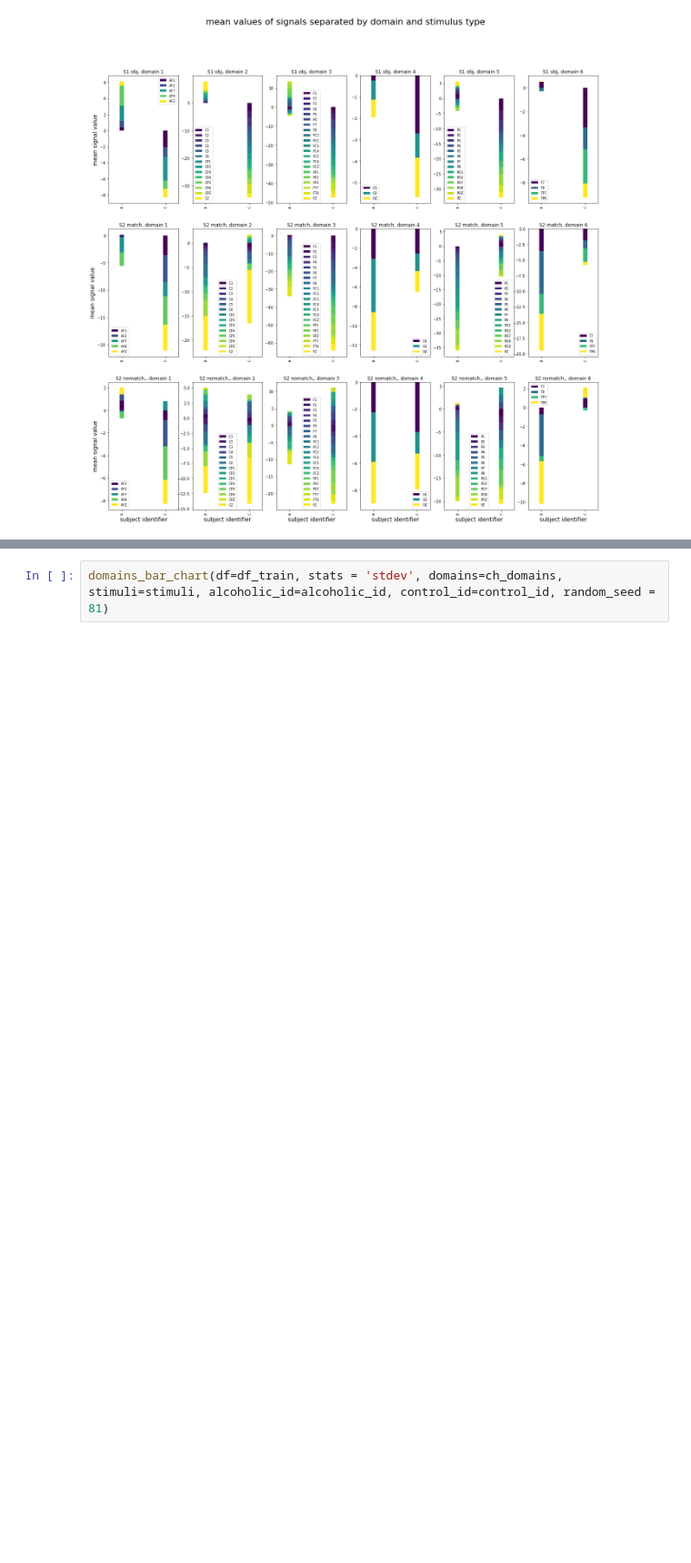
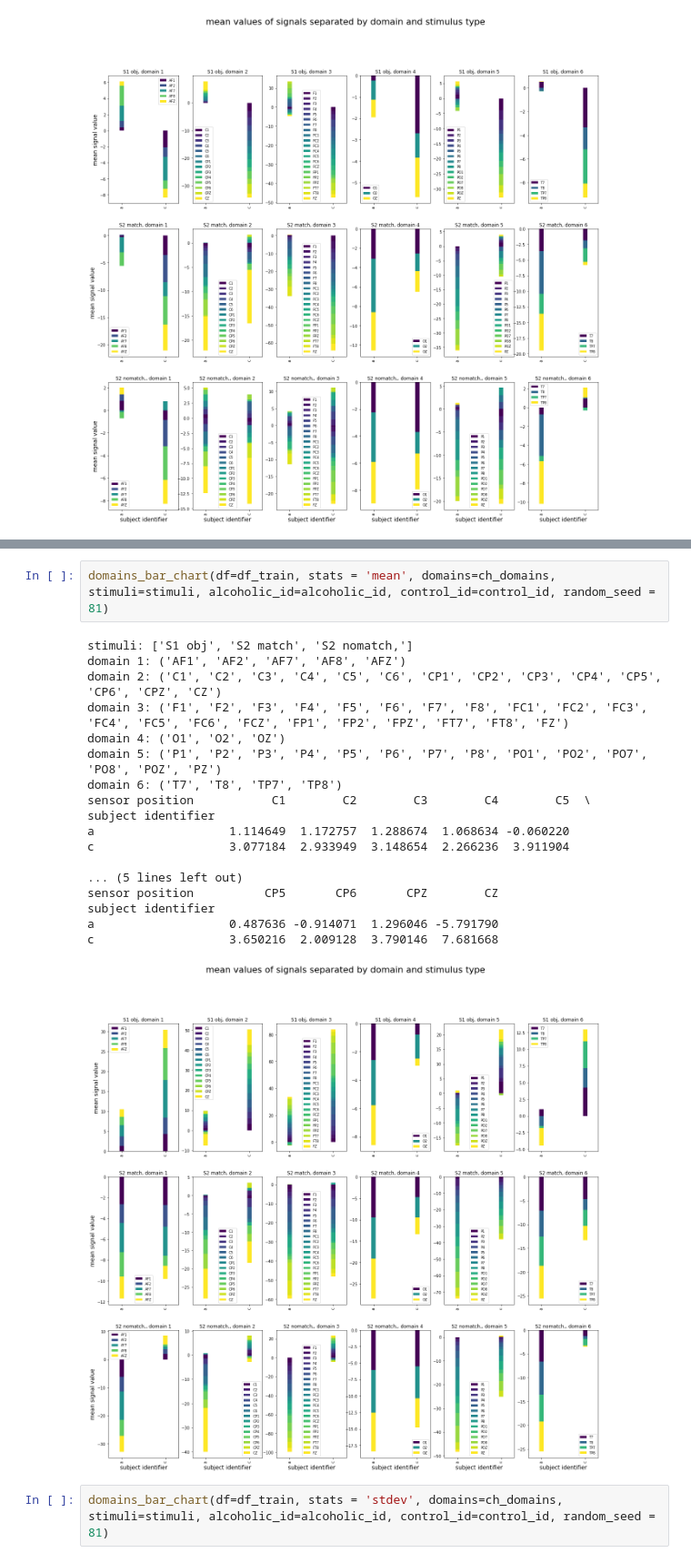
Before and after one commit to ashakerpoor/machine_learning, a Jupyter notebook: eeg_alcoholism_predisposition/eeg_alcoholism_predisposition.ipynb, the cells around one changed output, grey strips where cells are left out. Shown at 91% size. Saved outputs shown, nothing was run; the diff lists cells and outputs as text; blank space fills up the shorter version.

```diff
--- a/eeg_alcoholism_predisposition/eeg_alcoholism_predisposition.ipynb
+++ b/eeg_alcoholism_predisposition/eeg_alcoholism_predisposition.ipynb
@@ -257,3 +322,24 @@ domain 6: ('T7', 'T8', 'TP7', 'TP8')
+# %%
+domains_bar_chart(df=df_train, stats = 'mean', domains=ch_domains, stimuli=stimuli, alcoholic_id=alcoholic_id, control_id=control_id, random_seed = 81)
+# %% [output]
+stimuli: ['S1 obj', 'S2 match', 'S2 nomatch,']
+domain 1: ('AF1', 'AF2', 'AF7', 'AF8', 'AFZ')
+domain 2: ('C1', 'C2', 'C3', 'C4', 'C5', 'C6', 'CP1', 'CP2', 'CP3', 'CP4', 'CP5', 'CP6', 'CPZ', 'CZ')
+domain 3: ('F1', 'F2', 'F3', 'F4', 'F5', 'F6', 'F7', 'F8', 'FC1', 'FC2', 'FC3', 'FC4', 'FC5', 'FC6', 'FCZ', 'FP1', 'FP2', 'FPZ', 'FT7', 'FT8', 'FZ')
+domain 4: ('O1', 'O2', 'OZ')
+domain 5: ('P1', 'P2', 'P3', 'P4', 'P5', 'P6', 'P7', 'P8', 'PO1', 'PO2', 'PO7', 'PO8', 'POZ', 'PZ')
+domain 6: ('T7', 'T8', 'TP7', 'TP8')
+sensor position           C1        C2        C3        C4        C5  \
+subject identifier
+a                   1.114649  1.172757  1.288674  1.068634 -0.060220
+c                   3.077184  2.933949  3.148654  2.266236  3.911904
+
+... (5 lines left out)
+sensor position          CP5       CP6       CPZ        CZ
+subject identifier
+a                   0.487636 -0.914071  1.296046 -5.791790
+c                   3.650216  2.009128  3.790146  7.681668
+[figure, added]
 # %%
 domains_bar_chart(df=df_train, stats = 'stdev', domains=ch_domains, stimuli=stimuli, alcoholic_id=alcoholic_id, control_id=control_id, random_seed = 81)
 # %% [output]
```
Also changed, not shown: parts of 16 cells of this notebook, 1 other file.
